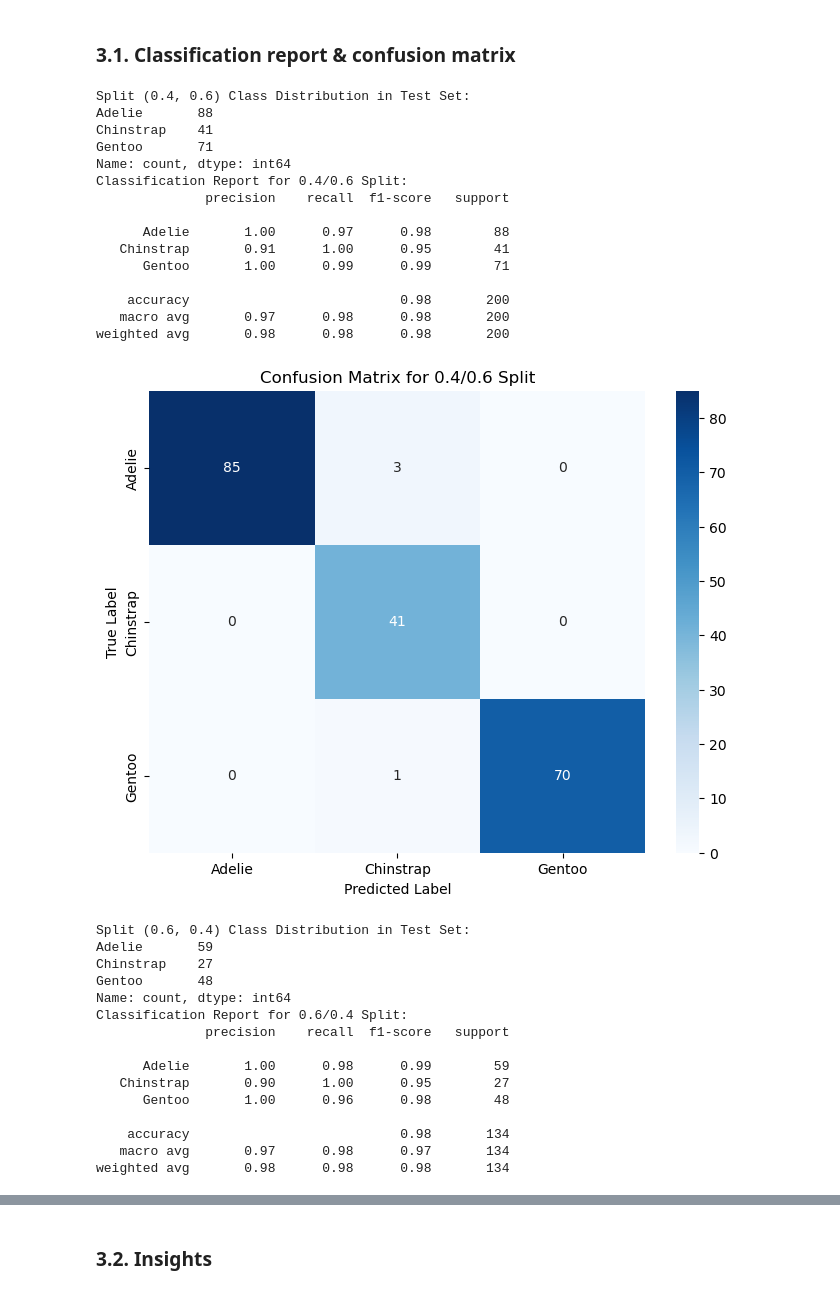
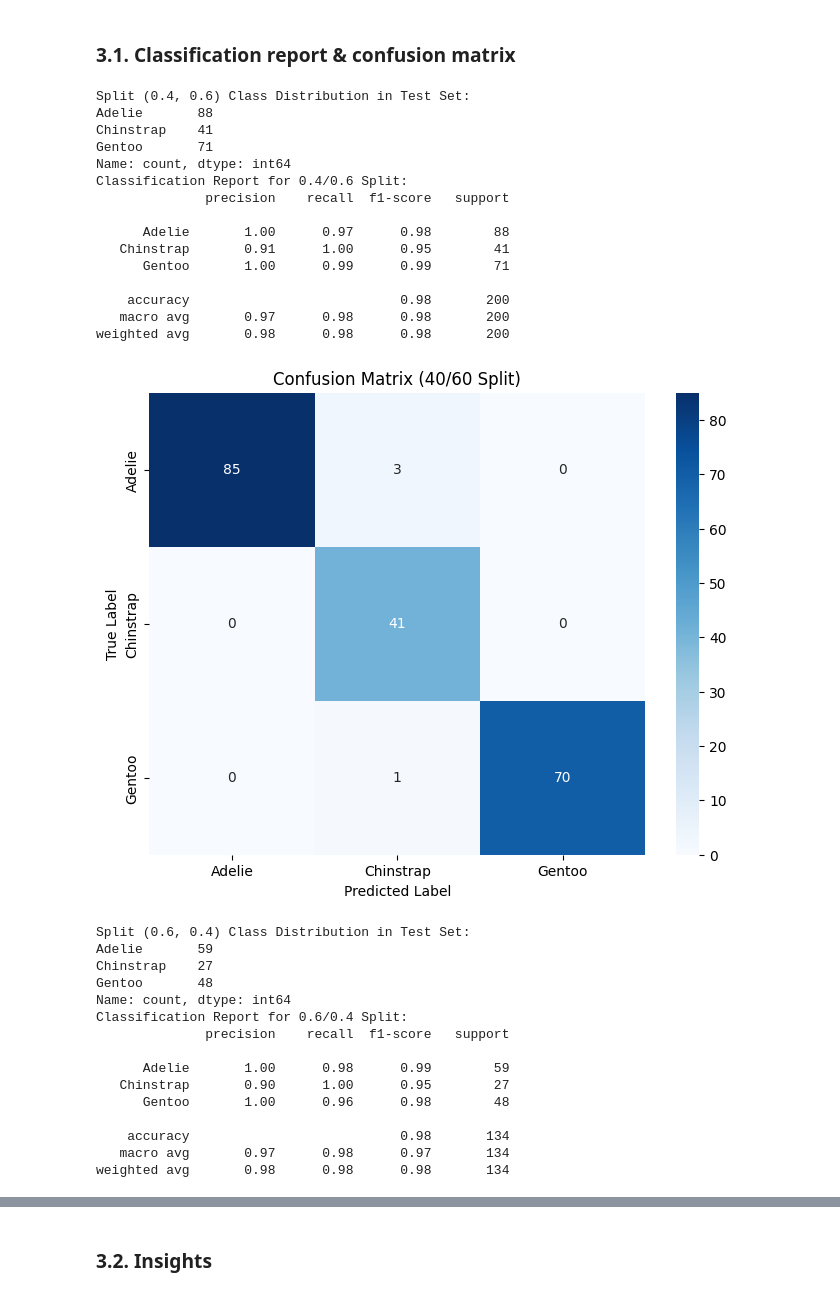
Before and after one commit to PhanPhuc269/cs14003-decision-tree-project, a Jupyter notebook: Palmer_Penguins.ipynb, the cells around one changed output, grey strips where cells are left out. Cells and saved outputs as stored; diff of their text form; code cells hidden in the pictures.

```diff
--- a/Palmer_Penguins.ipynb
+++ b/Palmer_Penguins.ipynb
@@ -58,7 +58,8 @@ for split_ratio in split_ratios:
         'feature_train': feature_train,
         'label_train': label_train,
         'feature_test': feature_test,
-        'label_test': label_test
+        'label_test': label_test,
+        'split': f"{int(split_ratio[0]*100)}/{int(split_ratio[1]*100)}"
     })
 # %% [markdown]
 ### 1.2. Visualization
@@ -202,35 +172,35 @@ for i, subset in enumerate(subsets):
 
     # Generate classification report
     print(f"Classification Report for {split_ratios[i][0]}/{split_ratios[i][1]} Split:")
     print(classification_report(label_test, label_pred, target_names=class_names, zero_division=0))
 
     # Generate confusion matrix
     cm = confusion_matrix(label_test, label_pred)
 
     # Plot confusion matrix
     plt.figure(figsize=(8, 6))
     sns.heatmap(cm, annot=True, fmt="d", cmap="Blues", xticklabels=class_names, yticklabels=class_names)
-    plt.title(f"Confusion Matrix for {split_ratios[i][0]}/{split_ratios[i][1]} Split")
+    plt.title(f"Confusion Matrix ({int(split_ratios[i][0]*100)}/{int(split_ratios[i][1]*100)} Split)")
     plt.xlabel('Predicted Label')
     plt.ylabel('True Label')
     plt.show()
 # %% [output]
 Split (0.4, 0.6) Class Distribution in Test Set:
 Adelie       88
 Chinstrap    41
 Gentoo       71
 Name: count, dtype: int64
 Classification Report for 0.4/0.6 Split:
               precision    recall  f1-score   support
 
       Adelie       1.00      0.97      0.98        88
    Chinstrap       0.91      1.00      0.95        41
       Gentoo       1.00      0.99      0.99        71
 
     accuracy                           0.98       200
    macro avg       0.97      0.98      0.98       200
 weighted avg       0.98      0.98      0.98       200
-[figure, old version]
+[figure, new version]
 Split (0.6, 0.4) Class Distribution in Test Set:
 Adelie       59
 Chinstrap    27
```
Also changed, not shown: parts of 4 cells of this notebook.
